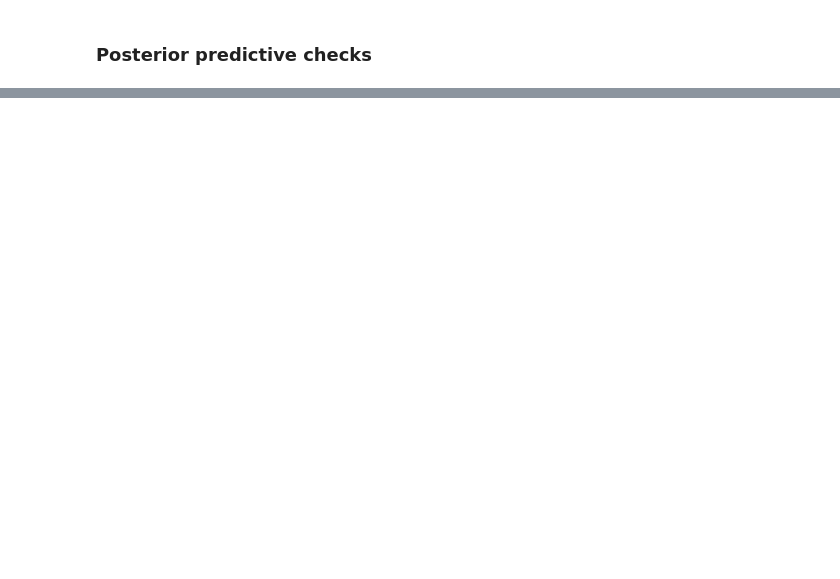
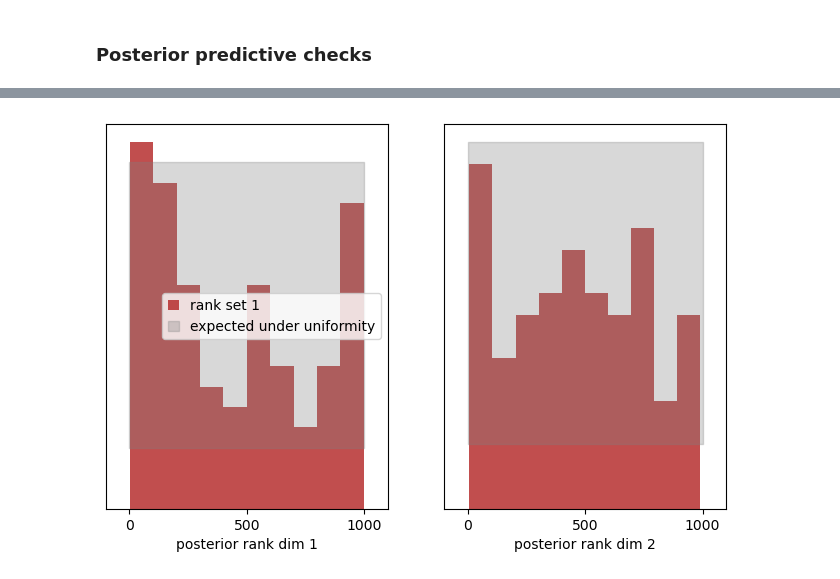
Before and after one commit to ningyuxin1999/SBI-workshop-Legend2025, a Jupyter notebook: notebooks/3_sbi_in_popgen.ipynb, the cells around one changed output, grey strips where cells are left out. Drawn from its saved outputs; the diff is of its cells as text; code cells hidden in the pictures; blank space fills up the shorter version.

```diff
--- a/notebooks/3_sbi_in_popgen.ipynb
+++ b/notebooks/3_sbi_in_popgen.ipynb
@@ -108,0 +126,13 @@ _ = plt.show()
+# %%
+num_sbc_runs = 100  # choose a number of sbc runs, should be ~100s
+theta_o_i = prior.sample((num_sbc_runs,))
+x_o_i = simulator(theta_o_i)
+# %%
+num_posterior_samples = 1000
+ranks, dap_samples = run_sbc(
+    theta_o_i,
+    x_o_i,
+    posterior,
+    num_posterior_samples=num_posterior_samples,
+    use_batched_sampling=False,  # `True` can give speed-ups, but can cause memory issues.
+)
@@ -108,0 +148,9 @@ _ = plt.show()
+# %%
+fig, ax = sbc_rank_plot(
+    ranks,
+    num_posterior_samples,
+    plot_type="hist",
+    num_bins=10
+)
+# %% [output]
+[figure, added]
```
Also changed, not shown: parts of 18 cells of this notebook.
